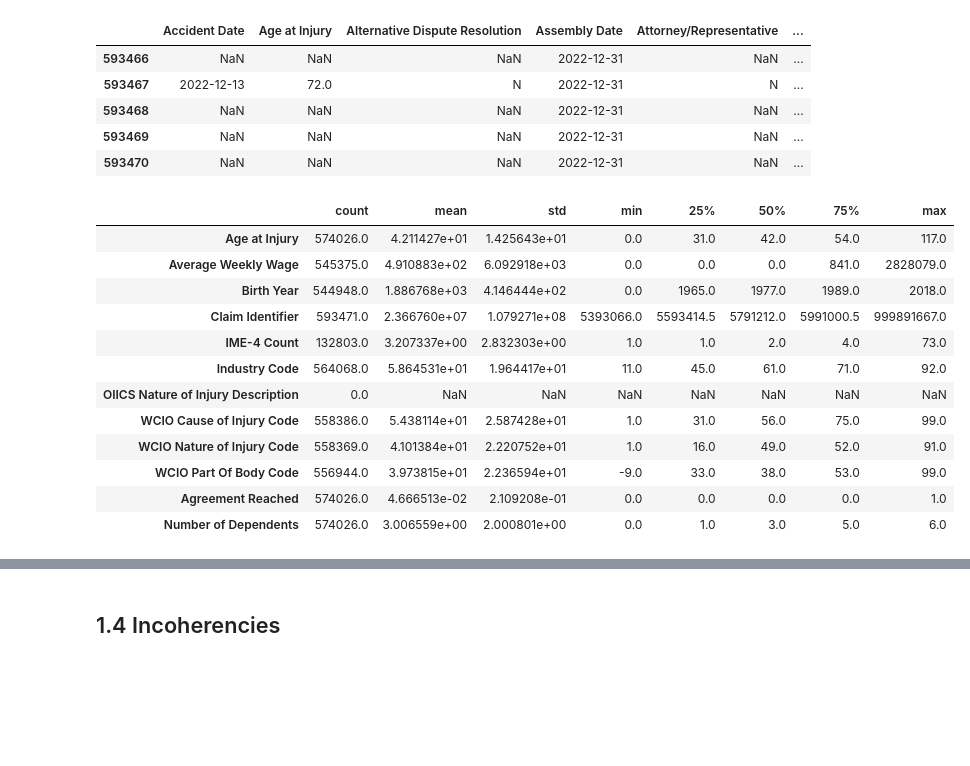
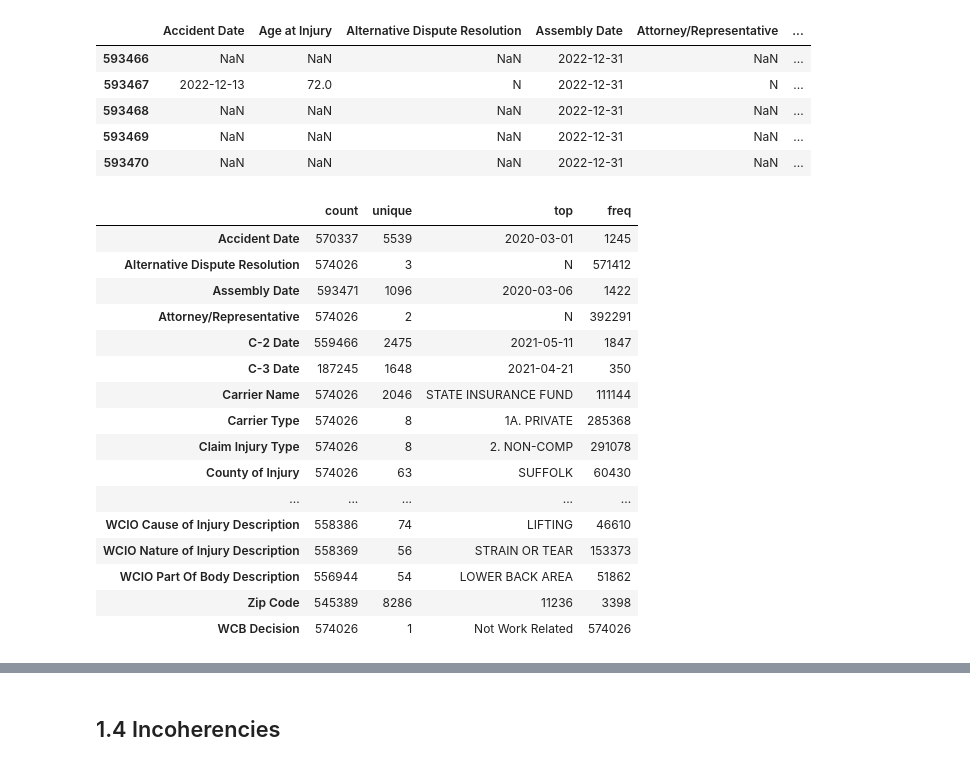
Before and after one commit to joaopr03/ml, a Jupyter notebook: ML_latest.ipynb, the cells around one changed output, grey strips where cells are left out. Drawn from its saved outputs; the diff is of its cells as text; code cells hidden in the pictures; blank space fills up the shorter version.

```diff
--- a/ML_latest.ipynb
+++ b/ML_latest.ipynb
@@ -190,18 +190,22 @@ wcb.tail(5)
 | 593469 | NaN | NaN | NaN | 2022-12-31 | NaN | ... |
 | 593470 | NaN | NaN | NaN | 2022-12-31 | NaN | ... |
 # %%
-wcb.describe().T
+wcb.describe(include='object').T
 # %% [output]
-|  | count | mean | std | min | 25% | 50% | 75% | max |
-| Age at Injury | 574026.0 | 4.211427e+01 | 1.425643e+01 | 0.0 | 31.0 | 42.0 | 54.0 | 117.0 |
-| Average Weekly Wage | 545375.0 | 4.910883e+02 | 6.092918e+03 | 0.0 | 0.0 | 0.0 | 841.0 | 2828079.0 |
-| Birth Year | 544948.0 | 1.886768e+03 | 4.146444e+02 | 0.0 | 1965.0 | 1977.0 | 1989.0 | 2018.0 |
-| Claim Identifier | 593471.0 | 2.366760e+07 | 1.079271e+08 | 5393066.0 | 5593414.5 | 5791212.0 | 5991000.5 | 999891667.0 |
-| IME-4 Count | 132803.0 | 3.207337e+00 | 2.832303e+00 | 1.0 | 1.0 | 2.0 | 4.0 | 73.0 |
-| Industry Code | 564068.0 | 5.864531e+01 | 1.964417e+01 | 11.0 | 45.0 | 61.0 | 71.0 | 92.0 |
-| OIICS Nature of Injury Description | 0.0 | NaN | NaN | NaN | NaN | NaN | NaN | NaN |
-| WCIO Cause of Injury Code | 558386.0 | 5.438114e+01 | 2.587428e+01 | 1.0 | 31.0 | 56.0 | 75.0 | 99.0 |
-| WCIO Nature of Injury Code | 558369.0 | 4.101384e+01 | 2.220752e+01 | 1.0 | 16.0 | 49.0 | 52.0 | 91.0 |
-| WCIO Part Of Body Code | 556944.0 | 3.973815e+01 | 2.236594e+01 | -9.0 | 33.0 | 38.0 | 53.0 | 99.0 |
-| Agreement Reached | 574026.0 | 4.666513e-02 | 2.109208e-01 | 0.0 | 0.0 | 0.0 | 0.0 | 1.0 |
-| Number of Dependents | 574026.0 | 3.006559e+00 | 2.000801e+00 | 0.0 | 1.0 | 3.0 | 5.0 | 6.0 |
+|  | count | unique | top | freq |
+| Accident Date | 570337 | 5539 | 2020-03-01 | 1245 |
+| Alternative Dispute Resolution | 574026 | 3 | N | 571412 |
+| Assembly Date | 593471 | 1096 | 2020-03-06 | 1422 |
+| Attorney/Representative | 574026 | 2 | N | 392291 |
+| C-2 Date | 559466 | 2475 | 2021-05-11 | 1847 |
+| C-3 Date | 187245 | 1648 | 2021-04-21 | 350 |
+| Carrier Name | 574026 | 2046 | STATE INSURANCE FUND | 111144 |
+| Carrier Type | 574026 | 8 | 1A. PRIVATE | 285368 |
+| Claim Injury Type | 574026 | 8 | 2. NON-COMP | 291078 |
+| County of Injury | 574026 | 63 | SUFFOLK | 60430 |
+| ... | ... | ... | ... | ... |
+| WCIO Cause of Injury Description | 558386 | 74 | LIFTING | 46610 |
+| WCIO Nature of Injury Description | 558369 | 56 | STRAIN OR TEAR | 153373 |
+| WCIO Part Of Body Description | 556944 | 54 | LOWER BACK AREA | 51862 |
+| Zip Code | 545389 | 8286 | 11236 | 3398 |
+| WCB Decision | 574026 | 1 | Not Work Related | 574026 |
```
Also changed, not shown: parts of 24 cells of this notebook.
